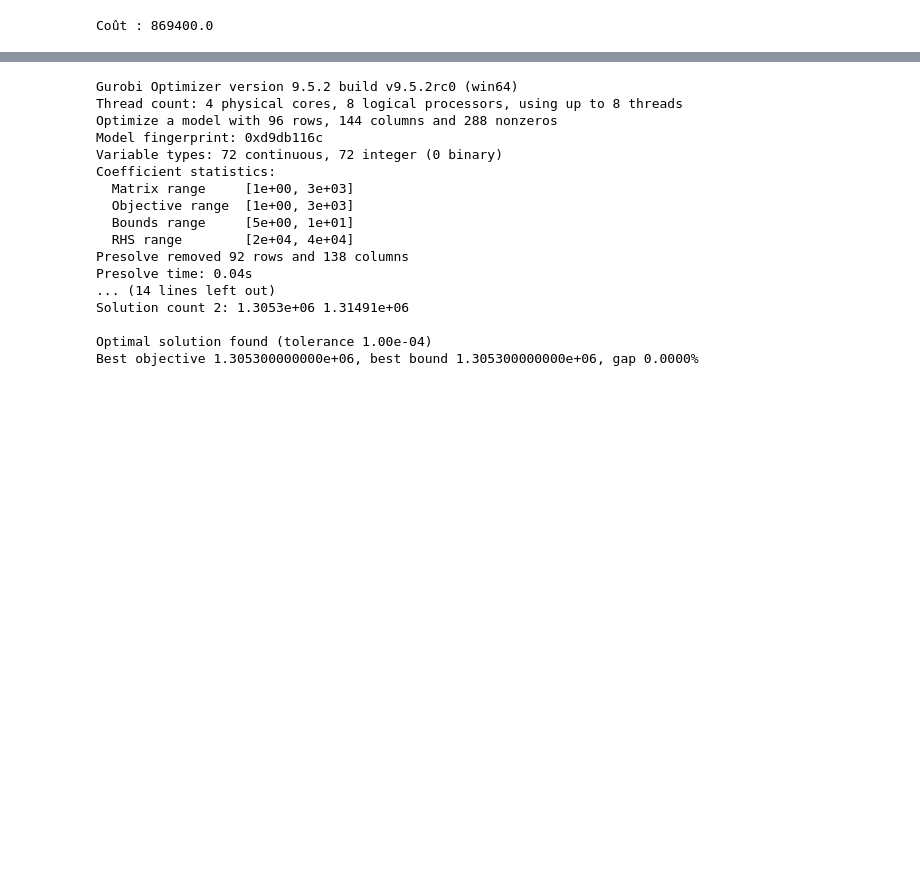
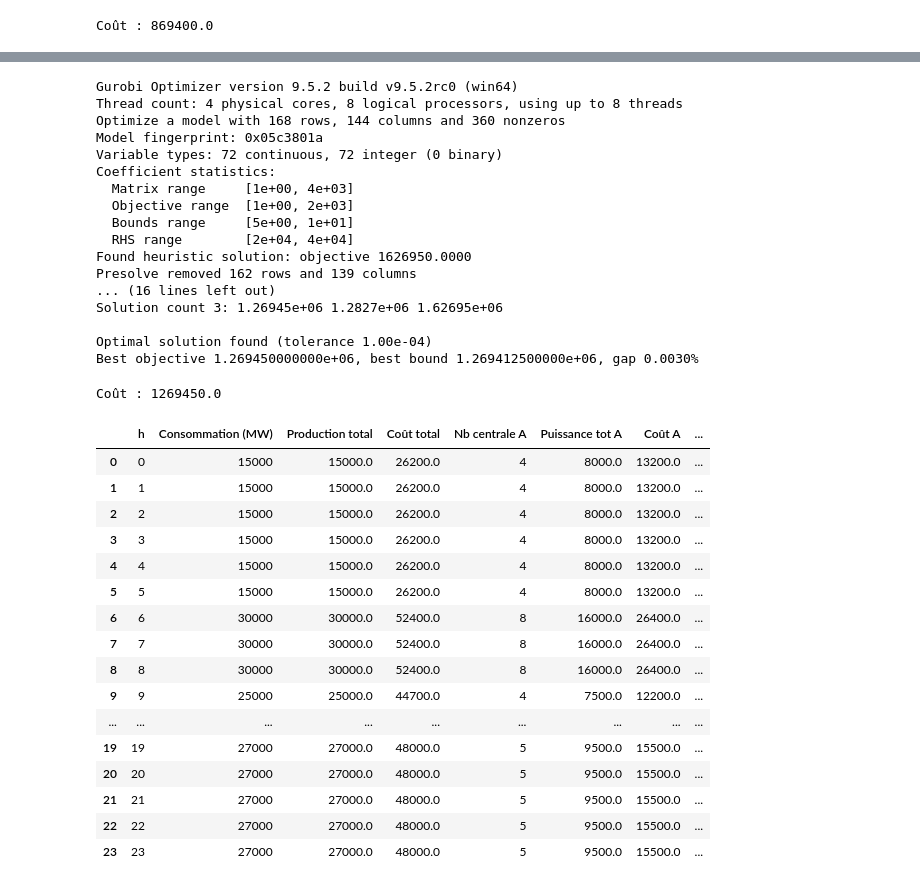
Before and after one commit to RobinsonBeaucour/OptiLineaire, a Jupyter notebook: Projet_OL.ipynb, the cells around one changed output, grey strips where cells are left out. Saved outputs shown, nothing was run; the diff lists cells and outputs as text; code cells hidden in the pictures; blank space fills up the shorter version.

```diff
--- a/Projet_OL.ipynb
+++ b/Projet_OL.ipynb
@@ -248,7 +306,7 @@ dict_2["A"] = Centrale2(
     N=12,
     Pmax=2000,
     Pmin=850,
-    Cmwh=2.0,
+    Cmwh=2,
     Cstart=2000,
     Cbase=1000
 )
@@ -280,31 +338,70 @@ for t in range(24):
     for X in dict_2:
         dict_N[X,t] = model.addVar(lb=0,ub=dict_2[X].N,vtype=gp.GRB.INTEGER,name=f"Nombre de centrale {X} allumées à {t}h")
     for X in dict_2:
-        dict_P[X,t] = model.addVar(lb = 0,name=f"Puissance supplémentaire {X} à {t}h",vtype=gp.GRB.CONTINUOUS)
+        dict_P[X,t] = model.addVar(name=f"Puissance supplémentaire {X} à {t}h",vtype=gp.GRB.CONTINUOUS)
 
-model.setObjective(gp.quicksum([dict_N[element[0],element[1]] * dict_2[X].Cbase + dict_P[element[0],element[1]] * dict_2[element[0]].Cmwh for element in product(dict_2,range(24))]), gp.GRB.MINIMIZE)
+model.setObjective(gp.quicksum([dict_N[element[0],element[1]] * (dict_2[element[0]].Cbase - dict_2[element[0]].Pmin) + dict_P[element[0],element[1]] * dict_2[element[0]].Cmwh for element in product(dict_2,range(24))]), gp.GRB.MINIMIZE)
 
 for t in range(24):
     for X in dict_11:
-        model.addConstr(dict_P[X,t]<=dict_N[X,t] * (dict_2[X].Pmax-dict_2[X].Pmin), name=f"borne sup puissance, {X} à {t}h")
-    model.addConstr(gp.quicksum([dict_P[X,t]+dict_N[X,t]*dict_2[X].Pmin for X in dict_2])==consommation[t])
+        model.addConstr(dict_P[X,t]<=dict_N[X,t] * dict_2[X].Pmax, name=f"borne sup puissance, {X} à {t}h")
+        model.addConstr(dict_P[X,t]>=dict_N[X,t] * dict_2[X].Pmin, name=f"borne inf puissance, {X} à {t}h")
+    model.addConstr(gp.quicksum([dict_P[X,t] for X in dict_2])==consommation[t])
     # model.addConstr(gp.quicksum([dict_P[X,t] for X in dict_11])==consommation[t])
 model.optimize()
 # %% [output]
 Gurobi Optimizer version 9.5.2 build v9.5.2rc0 (win64)
 Thread count: 4 physical cores, 8 logical processors, using up to 8 threads
-Optimize a model with 96 rows, 144 columns and 288 nonzeros
-Model fingerprint: 0xd9db116c
+Optimize a model with 168 rows, 144 columns and 360 nonzeros
+Model fingerprint: 0x05c3801a
 Variable types: 72 continuous, 72 integer (0 binary)
 Coefficient statistics:
-  Matrix range     [1e+00, 3e+03]
-  Objective range  [1e+00, 3e+03]
+  Matrix range     [1e+00, 4e+03]
+  Objective range  [1e+00, 2e+03]
   Bounds range     [5e+00, 1e+01]
   RHS range        [2e+04, 4e+04]
-Presolve removed 92 rows and 138 columns
-Presolve time: 0.04s
-... (14 lines left out)
-Solution count 2: 1.3053e+06 1.31491e+06
+Found heuristic solution: objective 1626950.0000
+Presolve removed 162 rows and 139 columns
+... (16 lines left out)
+Solution count 3: 1.26945e+06 1.2827e+06 1.62695e+06
 
 Optimal solution found (tolerance 1.00e-04)
-Best objective 1.305300000000e+06, best bound 1.305300000000e+06, gap 0.0000%
+Best objective 1.269450000000e+06, best bound 1.269412500000e+06, gap 0.0030%
+# %%
+print(f"Coût : {model.ObjVal}")
+# %% [output]
+Coût : 1269450.0
+# %%
+def df_results2(dict_N,dict_P,dict_XX):
+    df = pd.DataFrame()
+    df["h"] = range(24)
+    df["Consommation (MW)"] = consommation
+    df["Production total"] = 0
+    df["Coût total"] = 0
+    for X in dict_XX:
+        df[f"Nb centrale {X}"] = [int(dict_N[X,t].X) for t in range(24)]
+        df[f"Puissance tot {X}"] = [dict_P[X,t].X for t in range(24)]
+        df[f"Coût {X}"] = [dict_N[X,t].X * dict_XX[X].Cbase + (dict_P[X,t].X - dict_N[X,t].X * dict_XX[X].Pmin) * dict_XX[X].Cmwh for t in range(24)]
+        df["Production total"] += df[f"Puissance tot {X}"]
+        df["Coût total"] += df[f"Coût {X}"]
+    df["Coût MWh"] = df["Coût total"]/df["Production total"]
+    return df
+df_results2(dict_N=dict_N,dict_P=dict_P,dict_XX=dict_2)
+# %% [output]
+|  | h | Consommation (MW) | Production total | Coût total | Nb centrale A | Puissance tot A | Coût A | ... |
+| 0 | 0 | 15000 | 15000.0 | 26200.0 | 4 | 8000.0 | 13200.0 | ... |
+| 1 | 1 | 15000 | 15000.0 | 26200.0 | 4 | 8000.0 | 13200.0 | ... |
+| 2 | 2 | 15000 | 15000.0 | 26200.0 | 4 | 8000.0 | 13200.0 | ... |
+| 3 | 3 | 15000 | 15000.0 | 26200.0 | 4 | 8000.0 | 13200.0 | ... |
+| 4 | 4 | 15000 | 15000.0 | 26200.0 | 4 | 8000.0 | 13200.0 | ... |
+| 5 | 5 | 15000 | 15000.0 | 26200.0 | 4 | 8000.0 | 13200.0 | ... |
+| 6 | 6 | 30000 | 30000.0 | 52400.0 | 8 | 16000.0 | 26400.0 | ... |
+| 7 | 7 | 30000 | 30000.0 | 52400.0 | 8 | 16000.0 | 26400.0 | ... |
+| 8 | 8 | 30000 | 30000.0 | 52400.0 | 8 | 16000.0 | 26400.0 | ... |
+| 9 | 9 | 25000 | 25000.0 | 44700.0 | 4 | 7500.0 | 12200.0 | ... |
+| ... | ... | ... | ... | ... | ... | ... | ... | ... |
+| 19 | 19 | 27000 | 27000.0 | 48000.0 | 5 | 9500.0 | 15500.0 | ... |
+| 20 | 20 | 27000 | 27000.0 | 48000.0 | 5 | 9500.0 | 15500.0 | ... |
+| 21 | 21 | 27000 | 27000.0 | 48000.0 | 5 | 9500.0 | 15500.0 | ... |
+| 22 | 22 | 27000 | 27000.0 | 48000.0 | 5 | 9500.0 | 15500.0 | ... |
+| 23 | 23 | 27000 | 27000.0 | 48000.0 | 5 | 9500.0 | 15500.0 | ... |
```
Also changed, not shown: parts of 14 cells of this notebook.
